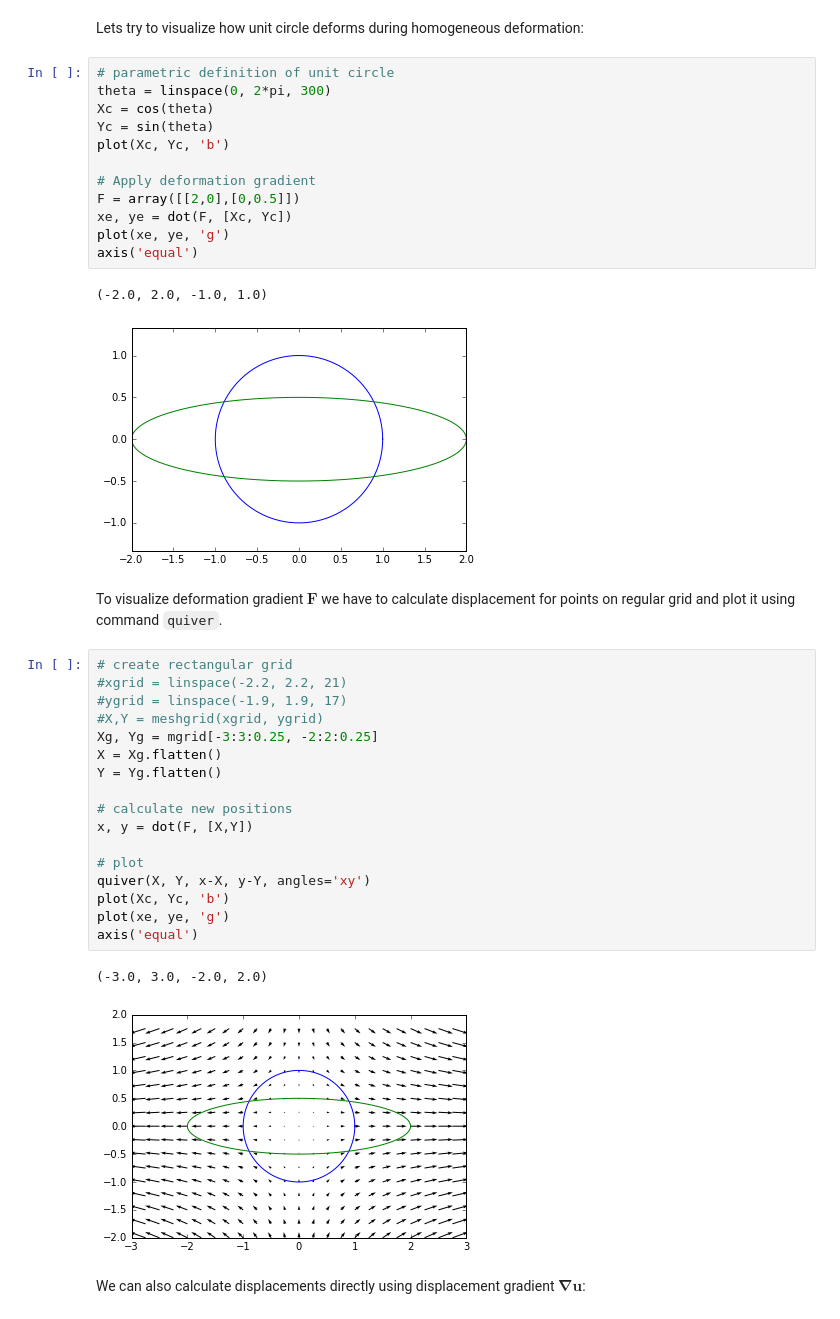
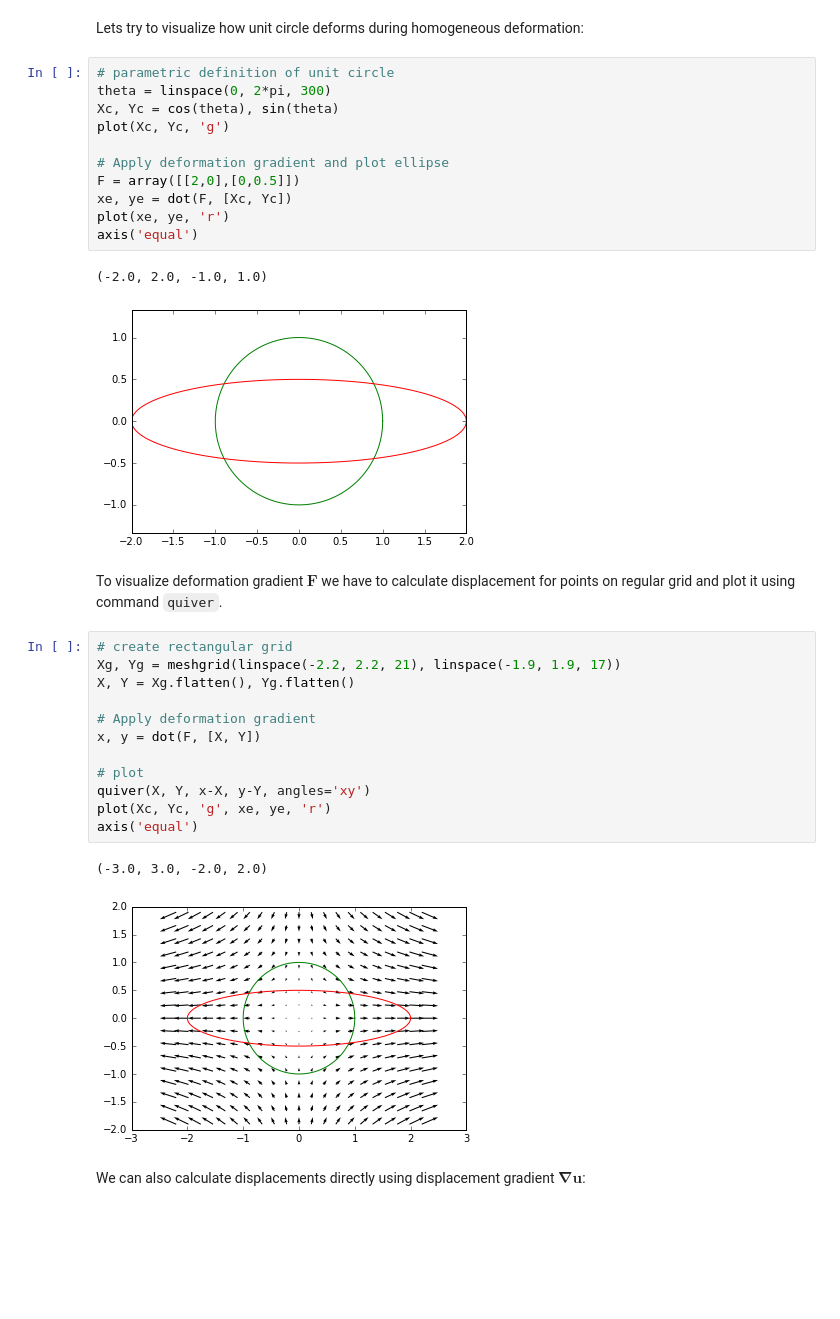
Before and after one commit to ondrolexa/sg2, a Jupyter notebook: 10_Introduction_to_strain_analysis.ipynb, the cells around one changed output. Saved outputs shown, nothing was run; the diff lists cells and outputs as text; blank space fills up the shorter version.

```diff
--- a/10_Introduction_to_strain_analysis.ipynb
+++ b/10_Introduction_to_strain_analysis.ipynb
@@ -55,40 +53,34 @@ Lets try to visualize how unit circle deforms during homogeneous deformation:
 # %%
 # parametric definition of unit circle
 theta = linspace(0, 2*pi, 300)
-Xc = cos(theta)
-Yc = sin(theta)
-plot(Xc, Yc, 'b')
+Xc, Yc = cos(theta), sin(theta)
+plot(Xc, Yc, 'g')
 
-# Apply deformation gradient
+# Apply deformation gradient and plot ellipse
 F = array([[2,0],[0,0.5]])
 xe, ye = dot(F, [Xc, Yc])
-plot(xe, ye, 'g')
+plot(xe, ye, 'r')
 axis('equal')
 # %% [output]
 (-2.0, 2.0, -1.0, 1.0)
-[figure, old version]
+[figure, new version]
 # %% [markdown]
 To visualize deformation gradient $\mathbf{F}$ we have to calculate displacement for points on regular grid and plot it using command `quiver`.
 # %%
 # create rectangular grid
-#xgrid = linspace(-2.2, 2.2, 21)
-#ygrid = linspace(-1.9, 1.9, 17)
-#X,Y = meshgrid(xgrid, ygrid)
-Xg, Yg = mgrid[-3:3:0.25, -2:2:0.25]
-X = Xg.flatten()
-Y = Yg.flatten()
+Xg, Yg = meshgrid(linspace(-2.2, 2.2, 21), linspace(-1.9, 1.9, 17))
+X, Y = Xg.flatten(), Yg.flatten()
 
-# calculate new positions
-x, y = dot(F, [X,Y])
+# Apply deformation gradient
+x, y = dot(F, [X, Y])
 
 # plot
 quiver(X, Y, x-X, y-Y, angles='xy')
-plot(Xc, Yc, 'b')
-plot(xe, ye, 'g')
+plot(Xc, Yc, 'g', xe, ye, 'r')
 axis('equal')
 # %% [output]
 (-3.0, 3.0, -2.0, 2.0)
-[figure, old version]
+[figure, new version]
 # %% [markdown]
 We can also calculate displacements directly using displacement gradient $\mathbf{\nabla u}$:
 # %%
```
Also changed, not shown: parts of 2 cells of this notebook, 2 other files.
